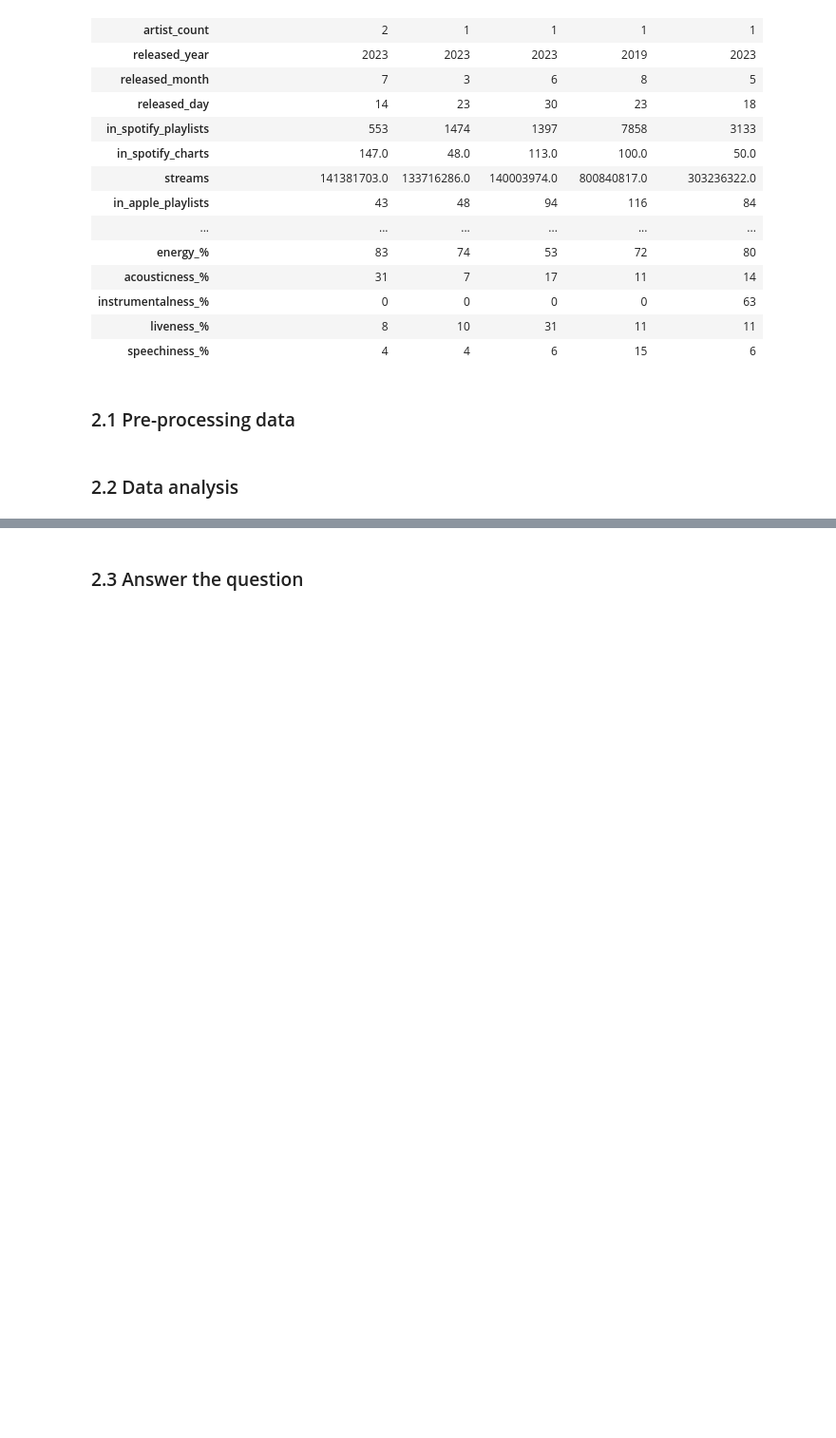
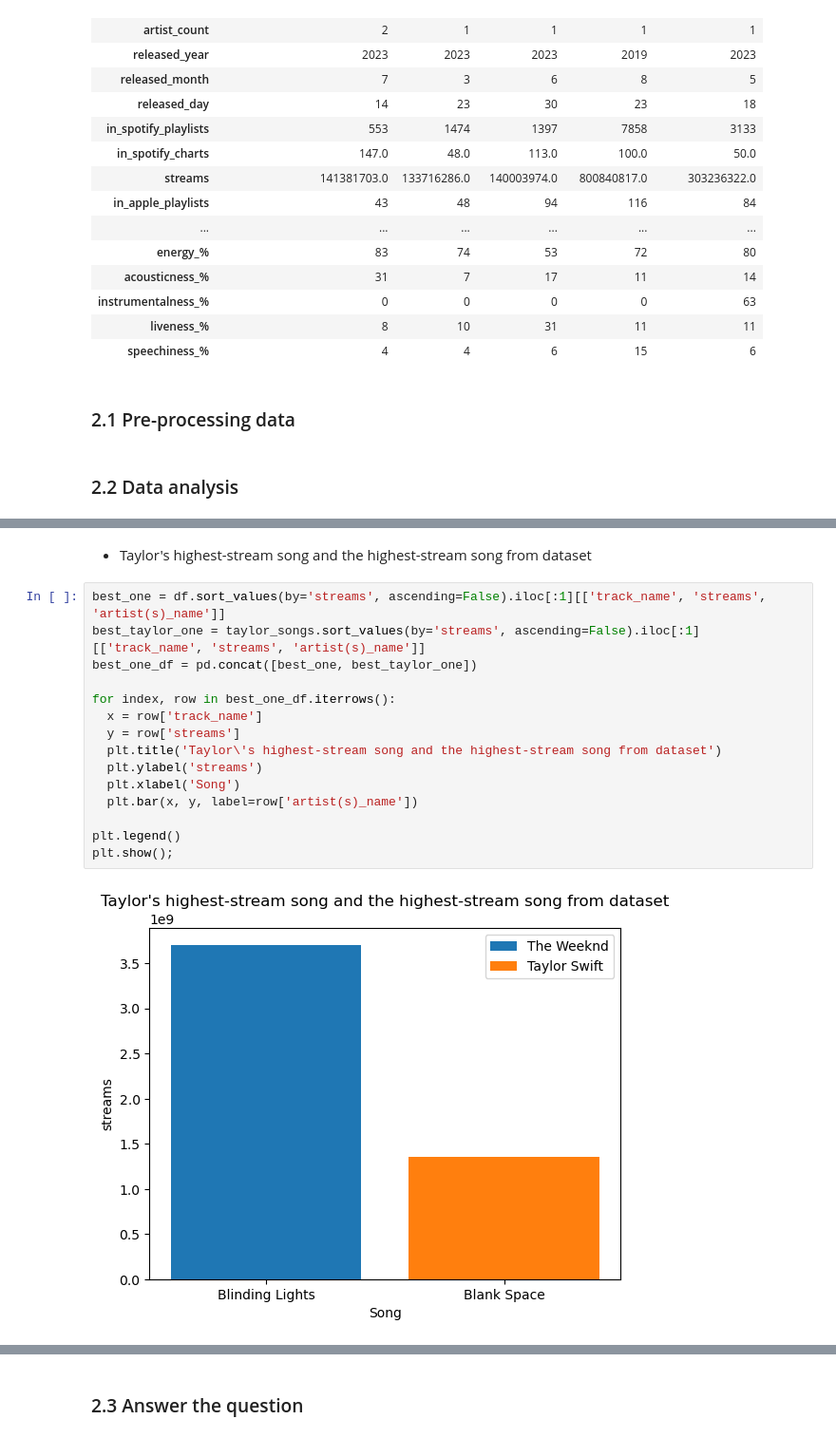
Before and after one commit to khanhnhan1512/Final-Project-DS-Programming, a Jupyter notebook: 04-Question_2.ipynb, the cells around one changed output, grey strips where cells are left out. Shown at 95% size. Saved outputs shown, nothing was run; the diff lists cells and outputs as text; blank space fills up the shorter version.

```diff
--- a/04-Question_2.ipynb
+++ b/04-Question_2.ipynb
@@ -74,0 +113,19 @@ df.head().T
+# %% [markdown]
+- Taylor's highest-stream song and the highest-stream song from dataset
+# %%
+best_one = df.sort_values(by='streams', ascending=False).iloc[:1][['track_name', 'streams', 'artist(s)_name']]
+best_taylor_one = taylor_songs.sort_values(by='streams', ascending=False).iloc[:1][['track_name', 'streams', 'artist(s)_name']]
+best_one_df = pd.concat([best_one, best_taylor_one])
+
+for index, row in best_one_df.iterrows():
+  x = row['track_name']
+  y = row['streams']
+  plt.title('Taylor\'s highest-stream song and the highest-stream song from dataset')
+  plt.ylabel('streams')
+  plt.xlabel('Song')
+  plt.bar(x, y, label=row['artist(s)_name'])
+
+plt.legend()
+plt.show();
+# %% [output]
+[figure, added]
```
Also changed, not shown: parts of 29 cells of this notebook.
